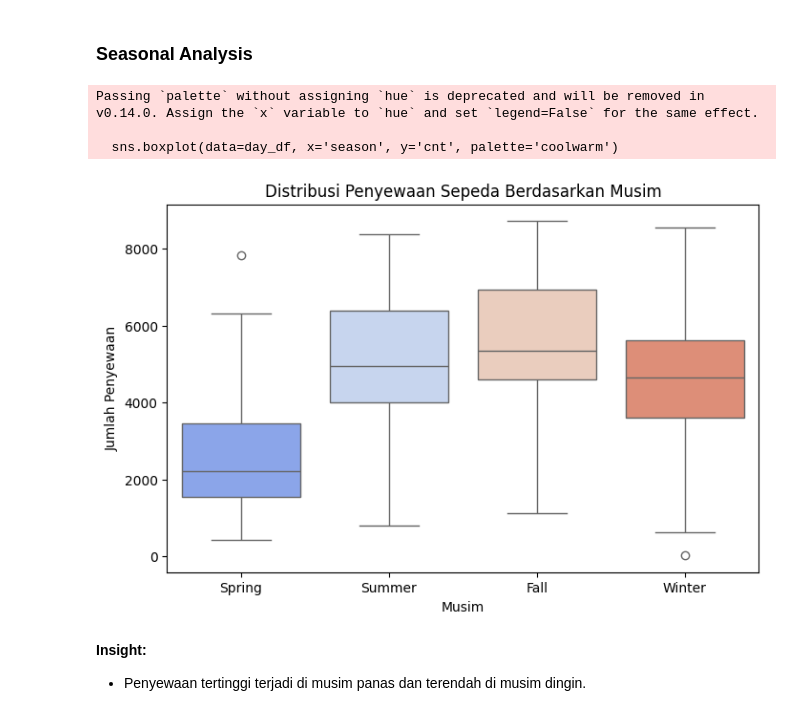
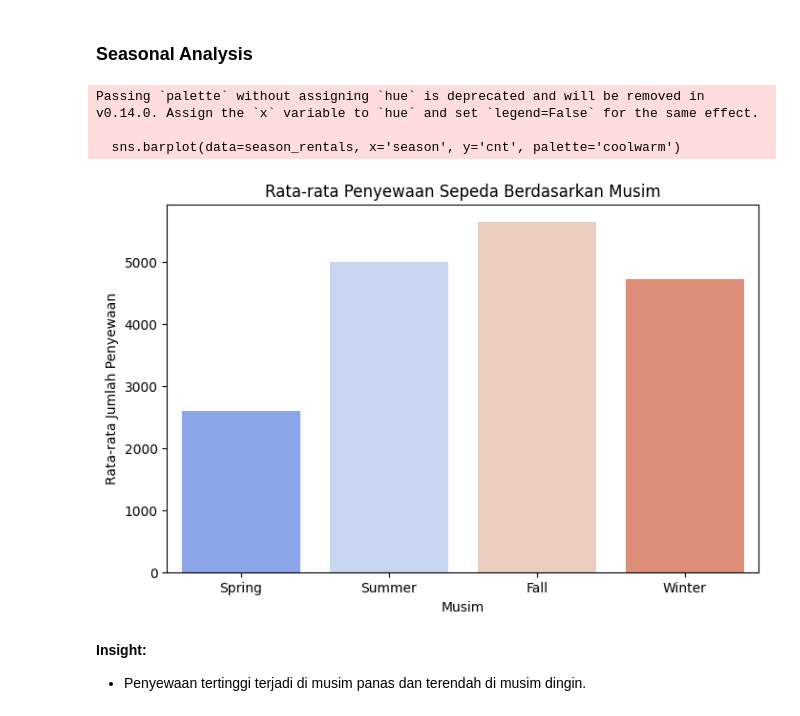
Before and after one commit to habbazettt/submission_analysis_dicoding, a Jupyter notebook: Proyek_Analisis_Data.ipynb, the cells around one changed output. Drawn from its saved outputs; the diff is of its cells as text; code cells hidden in the pictures.

```diff
--- a/Proyek_Analisis_Data.ipynb
+++ b/Proyek_Analisis_Data.ipynb
@@ -382,18 +385,25 @@ Passing `palette` without assigning `hue` is deprecated and will be removed in v
 # %% [markdown]
 ### Seasonal Analysis
 # %%
+# Visualisasi jumlah penyewaan berdasarkan musim menggunakan bar chart
 plt.figure(figsize=(8, 5))
-sns.boxplot(data=day_df, x='season', y='cnt', palette='coolwarm')
+
+# Menghitung rata-rata jumlah penyewaan per musim
+season_rentals = day_df.groupby('season')['cnt'].mean().reset_index()
+
+# Membuat bar chart
+sns.barplot(data=season_rentals, x='season', y='cnt', palette='coolwarm')
+
 plt.xticks([0, 1, 2, 3], ['Spring', 'Summer', 'Fall', 'Winter'])
-plt.title('Distribusi Penyewaan Sepeda Berdasarkan Musim')
+plt.title('Rata-rata Penyewaan Sepeda Berdasarkan Musim')
 plt.xlabel('Musim')
-plt.ylabel('Jumlah Penyewaan')
+plt.ylabel('Rata-rata Jumlah Penyewaan')
 plt.show()
 # %% [output]
 Passing `palette` without assigning `hue` is deprecated and will be removed in v0.14.0. Assign the `x` variable to `hue` and set `legend=False` for the same effect.
 
-  sns.boxplot(data=day_df, x='season', y='cnt', palette='coolwarm')
+  sns.barplot(data=season_rentals, x='season', y='cnt', palette='coolwarm')
-[figure, old version]
+[figure, new version]
 # %% [markdown]
 **Insight:**
 -   Penyewaan tertinggi terjadi di musim panas dan terendah di musim dingin.
```
Also changed, not shown: parts of 5 cells of this notebook, 2 other files.
